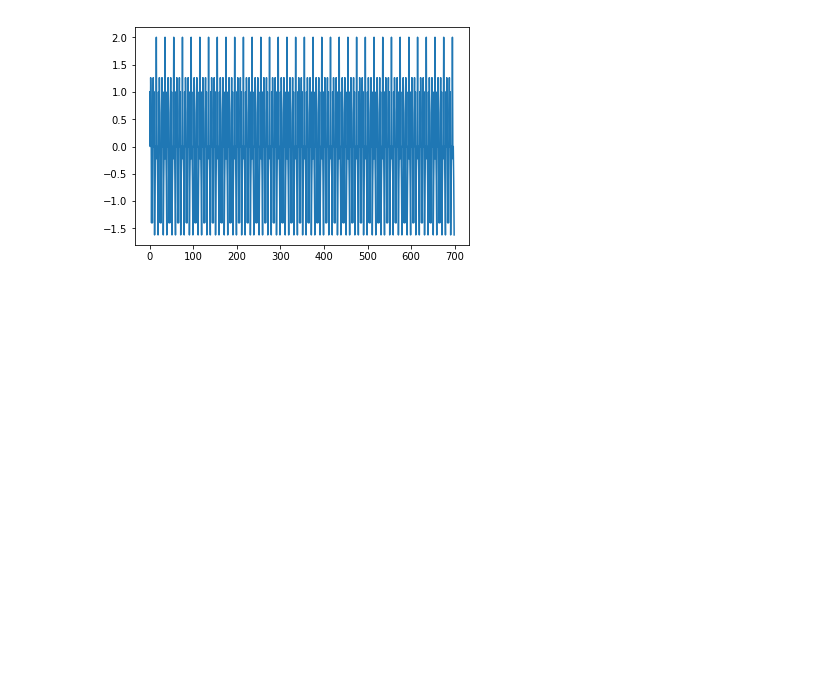
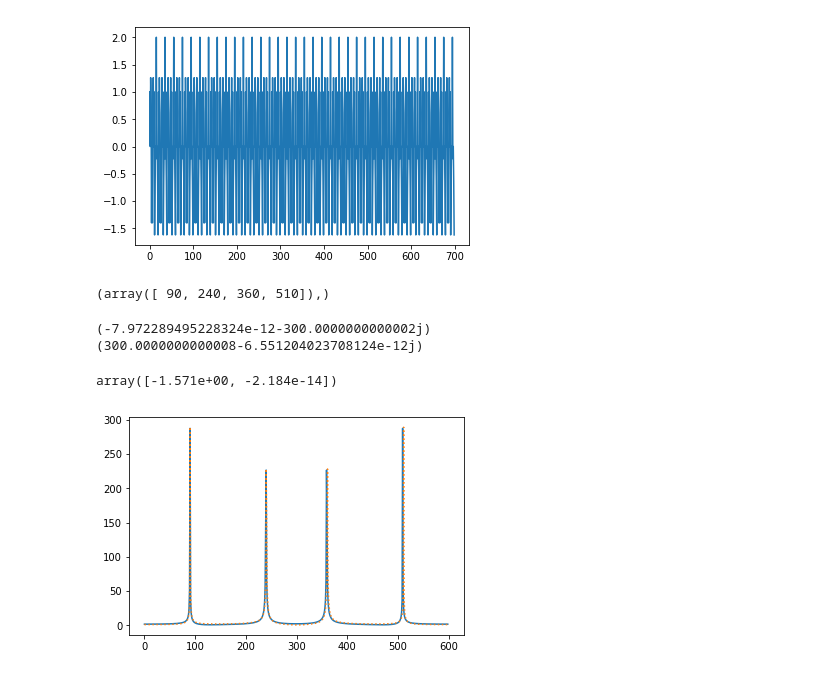
Before and after one commit to tsato-code/AudioSignalProcessing, a Jupyter notebook: AudioSignalProcessing.ipynb, the cells around one changed output. Drawn from its saved outputs; the diff is of its cells as text; code cells hidden in the pictures; blank space fills up the shorter version.

```diff
--- a/AudioSignalProcessing.ipynb
+++ b/AudioSignalProcessing.ipynb
@@ -121,3 +121,24 @@ plt.plot(y,'-')
 plt.show()
 # %% [output]
 [figure]
+# %%
+(np.abs(cs)>250).nonzero()
+# %% [output]
+(array([ 90, 240, 360, 510]),)
+# %%
+print(cs[90])
+print(cs[240])
+# %% [output]
+(-7.972289495228324e-12-300.0000000000002j)
+(300.0000000000008-6.551204023708124e-12j)
+# %%
+np.angle(cs[np.array([90,240])])
+# %% [output]
+array([-1.571e+00, -2.184e-14])
+# %%
+# フーリへ変換が問題になる例
+plt.plot(np.abs(sfft.fft(y[0:599])))
+plt.plot(np.abs(sfft.fft(y[0:601])),':')
+plt.show()
+# %% [output]
+[figure, added]
```
Also changed, not shown: parts of 9 cells of this notebook, 1 other file.
